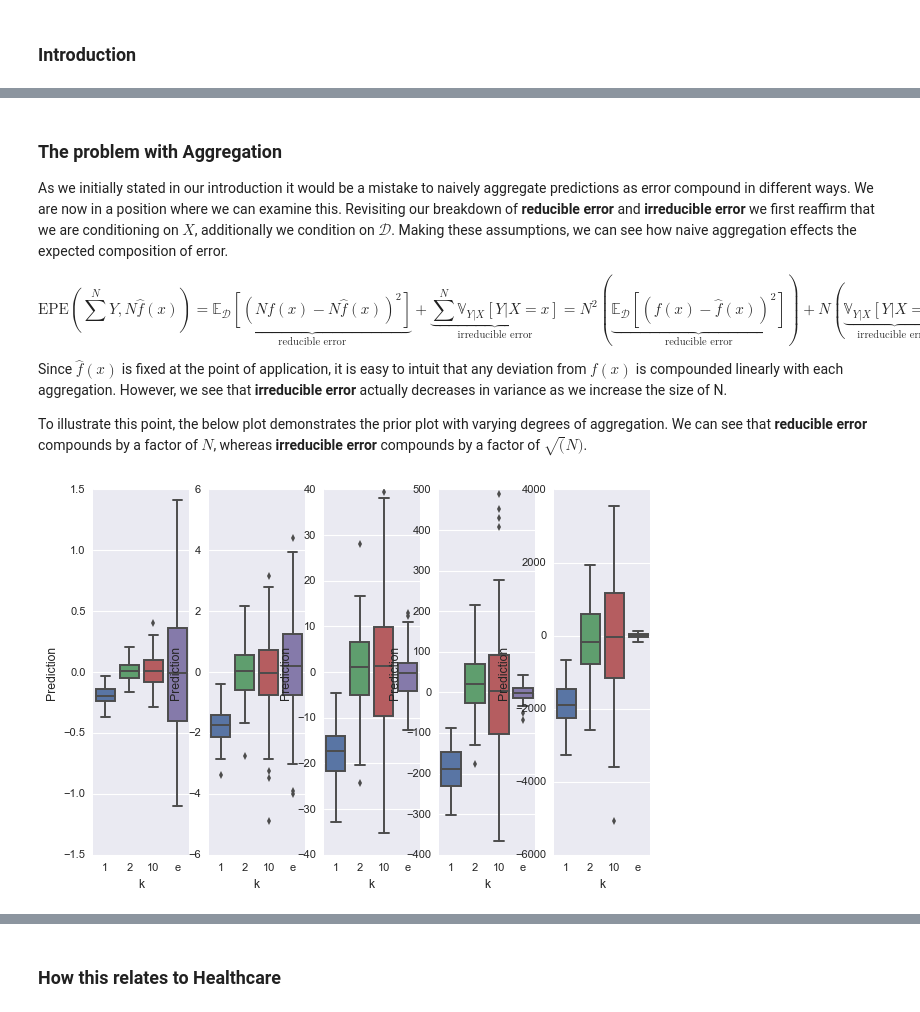
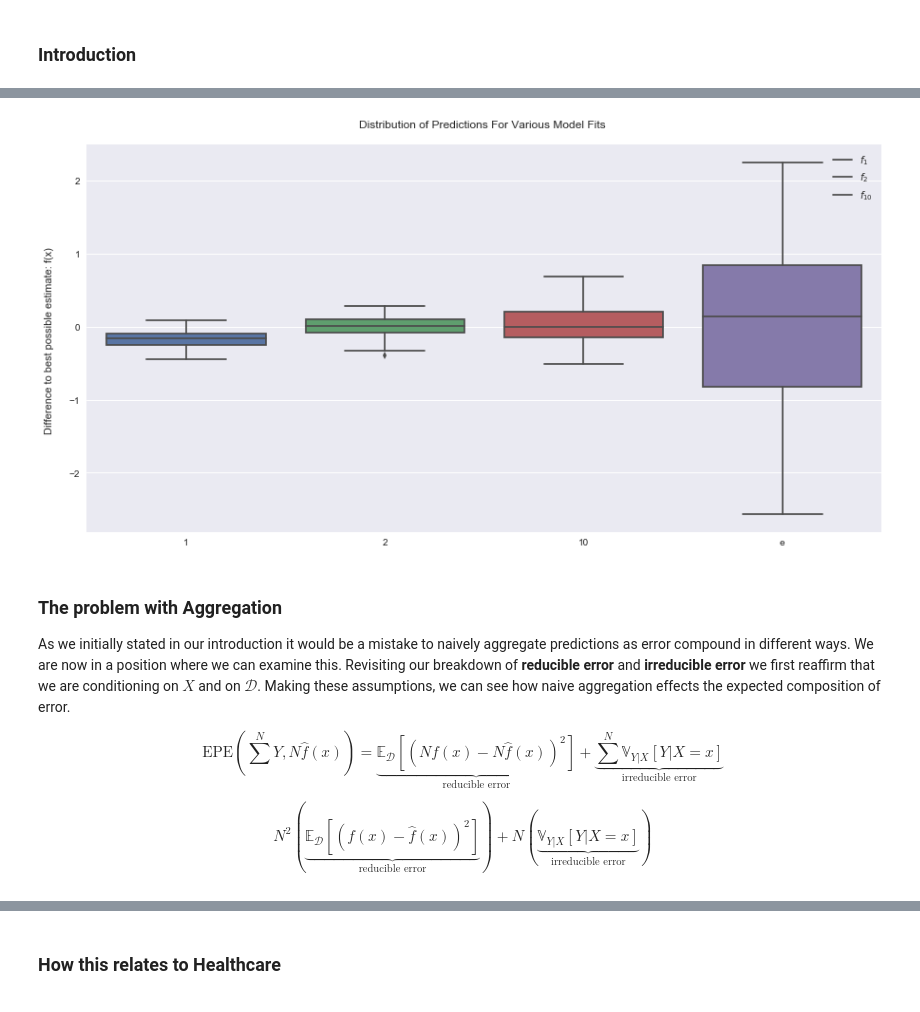
Before and after one commit to MatKMcC/blog_post, a Jupyter notebook: blog_proposal_final.ipynb, the cells around one changed output, grey strips where cells are left out. Drawn from its saved outputs; the diff is of its cells as text; code cells hidden in the pictures.

```diff
--- a/blog_proposal_final.ipynb
+++ b/blog_proposal_final.ipynb
@@ -256,18 +280,12 @@ Text(0.5,0,'')
+# %%
+exhibit_b()
+# %% [output]
+[figure, added]
 # %% [markdown]
 ### The problem with Aggregation
 
-As we initially stated in our introduction it would be a mistake to naively aggregate predictions as error compound in different ways. We are now in a position where we can examine this. Revisiting our breakdown of **reducible error** and **irreducible error** we first reaffirm that we are conditioning on $X$, additionally we condition on $\mathcal{D}$. Making these assumptions, we can see how naive aggregation effects the expected composition of error.
+As we initially stated in our introduction it would be a mistake to naively aggregate predictions as error compound in different ways. We are now in a position where we can examine this. Revisiting our breakdown of **reducible error** and **irreducible error** we first reaffirm that we are conditioning on $X$ and on $\mathcal{D}$. Making these assumptions, we can see how naive aggregation effects the expected composition of error.
 
-$$\text{EPE}(\sum^N Y,N \hat f(x)) = \underbrace{\mathbb{E}_{\mathcal{D}}[(Nf(x) - N\hat f(x))^2]}_\textrm{reducible error} + \underbrace{\sum^N \mathbb{V}_{Y|X}[Y|X=x]}_\textrm{irreducible error} = N^2 (\underbrace{\mathbb{E}_{\mathcal{D}}[(f(x) - \hat f(x))^2]}_\textrm{reducible error}) + N (\underbrace{ \mathbb{V}_{Y|X}[Y|X=x]}_\textrm{irreducible error})$$
+$$\text{EPE}(\sum^N Y,N \hat f(x)) = \underbrace{\mathbb{E}_{\mathcal{D}}[(Nf(x) - N\hat f(x))^2]}_\textrm{reducible error} + \underbrace{\sum^N \mathbb{V}_{Y|X}[Y|X=x]}_\textrm{irreducible error}$$
 
-Since $\hat f(x)$ is fixed at the point of application, it is easy to intuit that any deviation from $f(x)$ is compounded linearly with each aggregation. However, we see that **irreducible error** actually decreases in variance as we increase the size of N.
-
-To illustrate this point, the below plot demonstrates the prior plot with varying degrees of aggregation. We can see that **reducible error** compounds by a factor of $N$, whereas **irreducible error** compounds by a factor of $\sqrt(N)$.
+$$N^2 (\underbrace{\mathbb{E}_{\mathcal{D}}[(f(x) - \hat f(x))^2]}_\textrm{reducible error}) + N (\underbrace{ \mathbb{V}_{Y|X}[Y|X=x]}_\textrm{irreducible error})$$
-# %%
-index = 1
-for N in [1,10,100,1000,10000]:
-    plot_b(N,f=f,x=.8,var=.3,col=5,index=index)
-    index += 1
-plt.show()
-# %% [output]
-[figure, removed]
```
Also changed, not shown: parts of 13 cells of this notebook.
